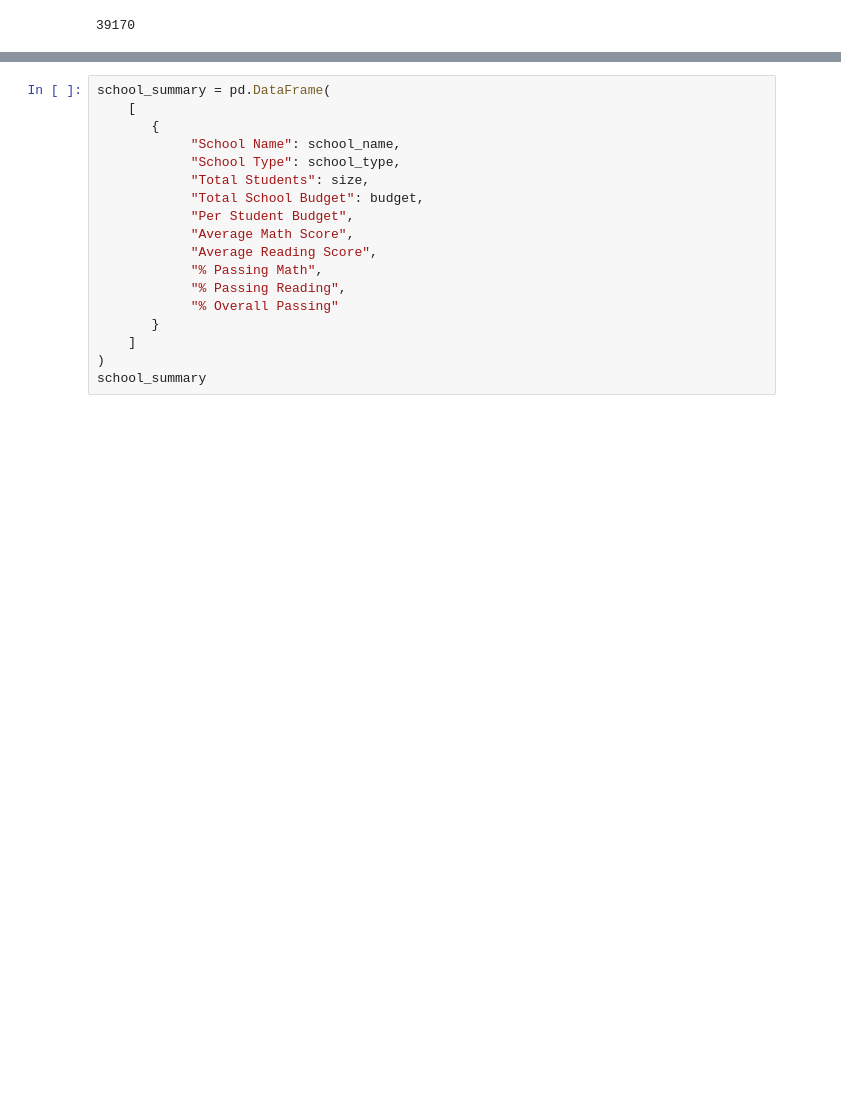
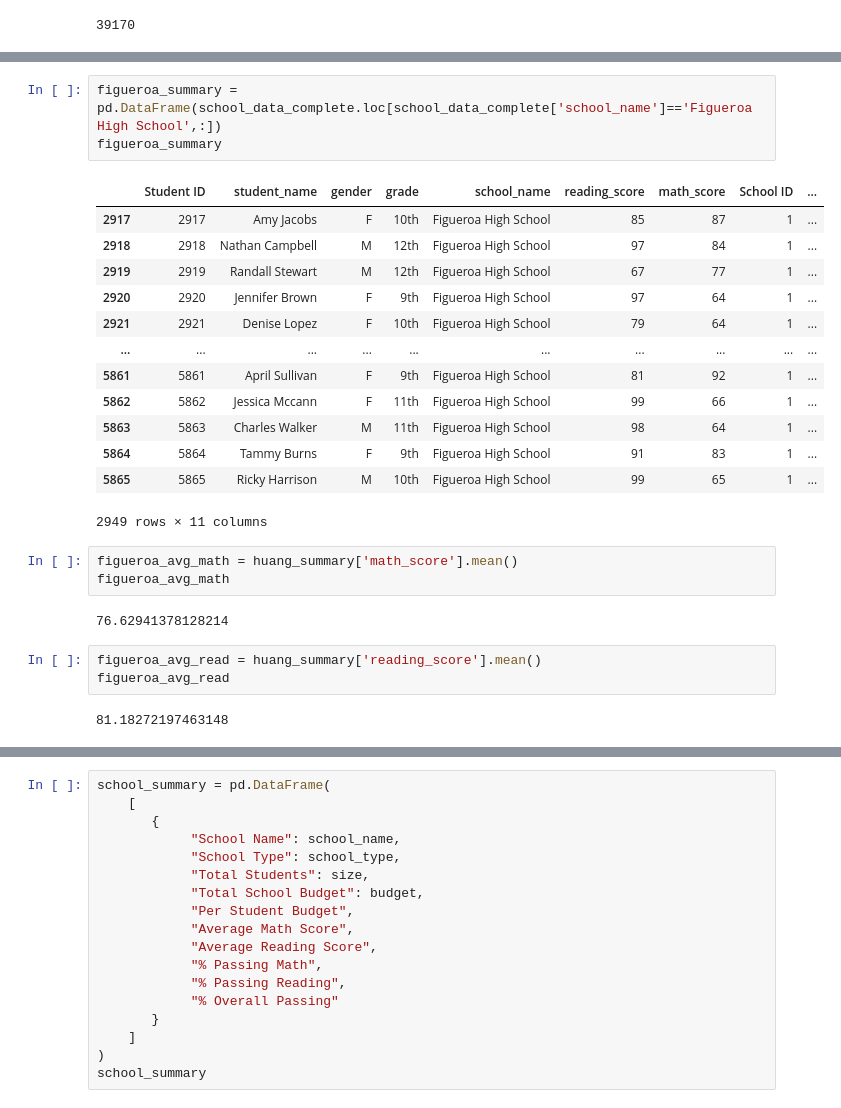
Before and after one commit to Cookees81/pandas-challenge, a Jupyter notebook: PyCitySchools/School Summary.ipynb, the cells around one changed output, grey strips where cells are left out. Drawn from its saved outputs; the diff is of its cells as text; blank space fills up the shorter version.

```diff
--- a/PyCitySchools/School Summary.ipynb
+++ b/PyCitySchools/School Summary.ipynb
@@ -119,0 +115,27 @@ NameError: name 'student_data_complete' is not defined
+# %%
+figueroa_summary = pd.DataFrame(school_data_complete.loc[school_data_complete['school_name']=='Figueroa High School',:])
+figueroa_summary
+# %% [output]
+|  | Student ID | student_name | gender | grade | school_name | reading_score | math_score | School ID | ... |
+| 2917 | 2917 | Amy Jacobs | F | 10th | Figueroa High School | 85 | 87 | 1 | ... |
+| 2918 | 2918 | Nathan Campbell | M | 12th | Figueroa High School | 97 | 84 | 1 | ... |
+| 2919 | 2919 | Randall Stewart | M | 12th | Figueroa High School | 67 | 77 | 1 | ... |
+| 2920 | 2920 | Jennifer Brown | F | 9th | Figueroa High School | 97 | 64 | 1 | ... |
+| 2921 | 2921 | Denise Lopez | F | 10th | Figueroa High School | 79 | 64 | 1 | ... |
+| ... | ... | ... | ... | ... | ... | ... | ... | ... | ... |
+| 5861 | 5861 | April Sullivan | F | 9th | Figueroa High School | 81 | 92 | 1 | ... |
+| 5862 | 5862 | Jessica Mccann | F | 11th | Figueroa High School | 99 | 66 | 1 | ... |
+| 5863 | 5863 | Charles Walker | M | 11th | Figueroa High School | 98 | 64 | 1 | ... |
+| 5864 | 5864 | Tammy Burns | F | 9th | Figueroa High School | 91 | 83 | 1 | ... |
+| 5865 | 5865 | Ricky Harrison | M | 10th | Figueroa High School | 99 | 65 | 1 | ... |
+2949 rows × 11 columns
+# %%
+figueroa_avg_math = huang_summary['math_score'].mean()
+figueroa_avg_math
+# %% [output]
+76.62941378128214
+# %%
+figueroa_avg_read = huang_summary['reading_score'].mean()
+figueroa_avg_read
+# %% [output]
+81.18272197463148
```
Also changed, not shown: parts of 56 cells of this notebook.
